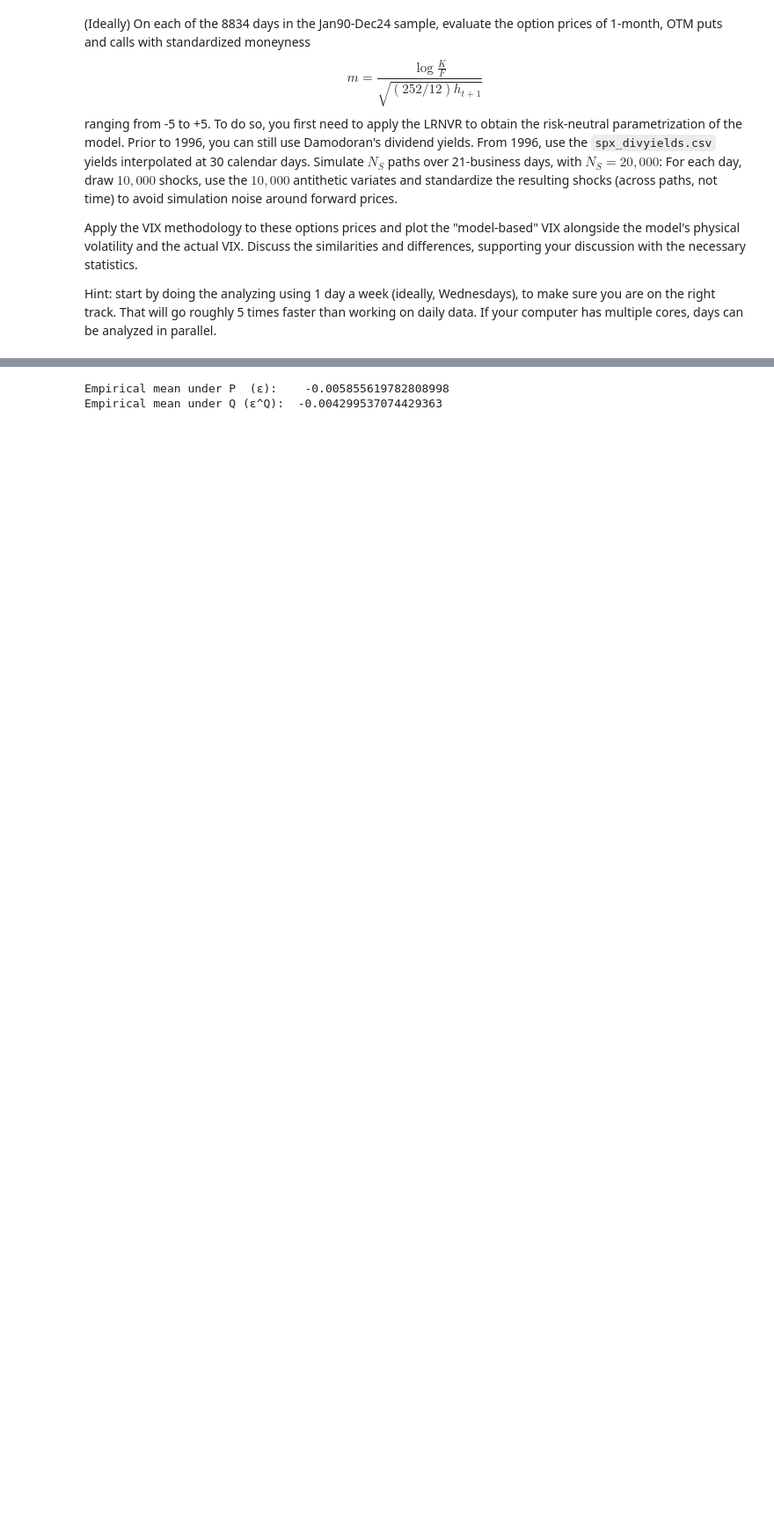
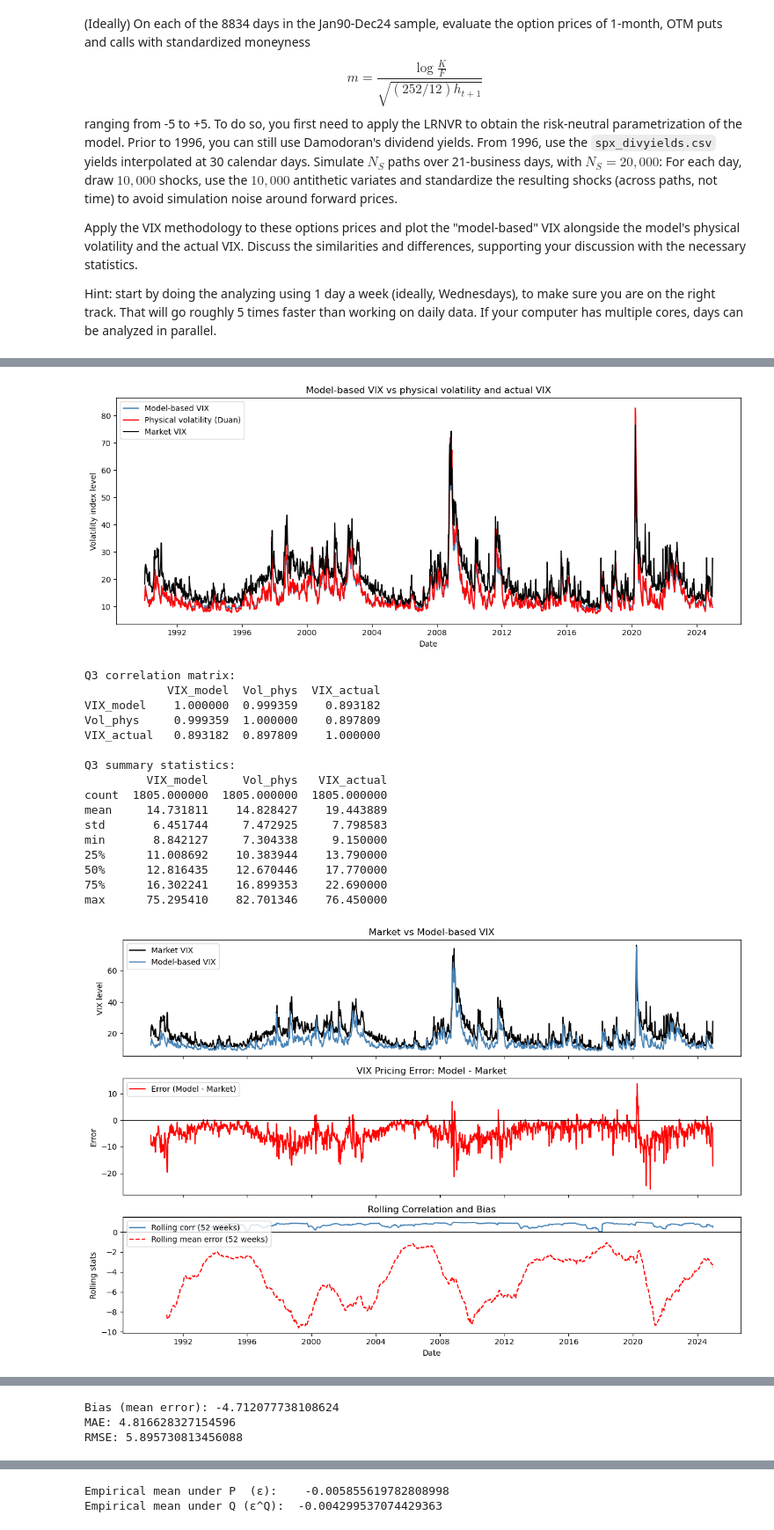
Before and after one commit to geoffroy-h-e/derivatives_p2, a Jupyter notebook: p2/main.ipynb, the cells around one changed output, grey strips where cells are left out. Shown at 88% size. Drawn from its saved outputs; the diff is of its cells as text; code cells hidden in the pictures; blank space fills up the shorter version.

```diff
--- a/p2/main.ipynb
+++ b/p2/main.ipynb
@@ -376,0 +192,44 @@ max      75.133398    82.701346    76.450000
+# %%
+####### Question 3 #######
+
+from q3 import (
+    run_model_vix_analysis,
+    get_rn_params,
+    simulate_ngarch_paths_Q,
+    build_m_grid,
+    forward_and_discount,
+    price_options_from_paths,
+    vix_from_option_curve,
+)
+
+results_q3 = run_model_vix_analysis(
+    h=h,
+    r=r,
+    params=params,
+    spx=spx,
+    rf_daily=rf_daily,
+    y_daily=y_daily,
+    vix_close=vix_close,
+    n_paths=20000,
+    horizon_days=21,
+    make_plots=True,
+)
+# %% [output]
+[figure, added]
+Q3 correlation matrix:
+            VIX_model  Vol_phys  VIX_actual
+VIX_model    1.000000  0.999359    0.893182
+Vol_phys     0.999359  1.000000    0.897809
+VIX_actual   0.893182  0.897809    1.000000
+
+Q3 summary statistics:
+         VIX_model     Vol_phys   VIX_actual
+count  1805.000000  1805.000000  1805.000000
+mean     14.731811    14.828427    19.443889
+std       6.451744     7.472925     7.798583
+min       8.842127     7.304338     9.150000
+25%      11.008692    10.383944    13.790000
+50%      12.816435    12.670446    17.770000
+75%      16.302241    16.899353    22.690000
+max      75.295410    82.701346    76.450000
+[figure, added]
@@ -376,0 +237,3 @@ max      75.133398    82.701346    76.450000
+Bias (mean error): -4.712077738108624
+MAE: 4.816628327154596
+RMSE: 5.895730813456088
```
Also changed, not shown: parts of 6 cells of this notebook, 1 other file.
